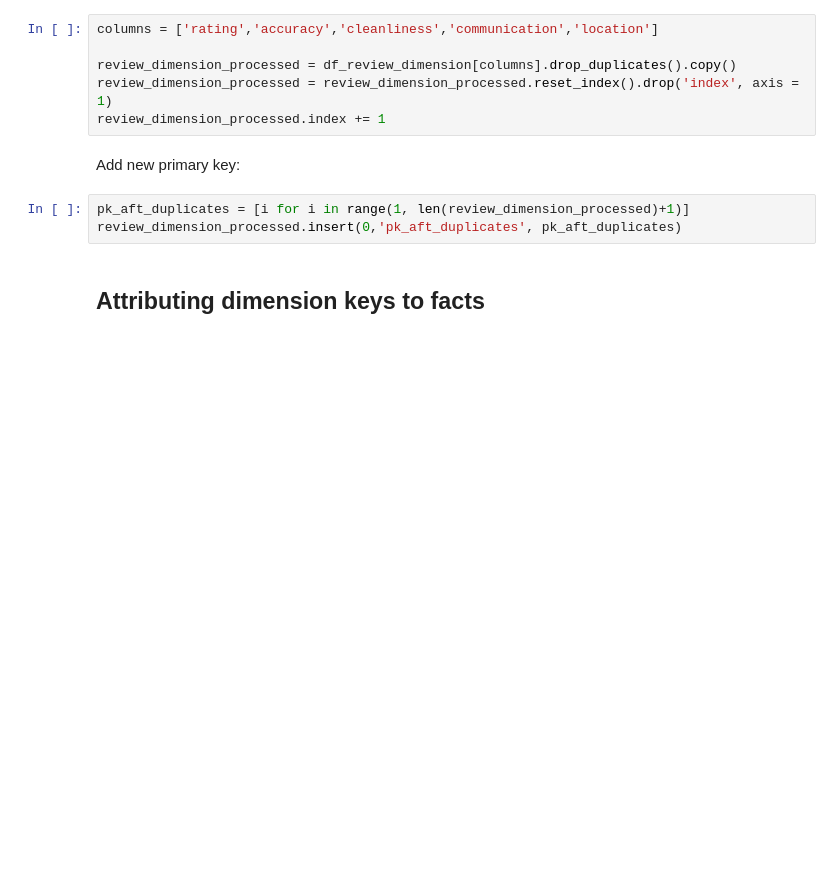
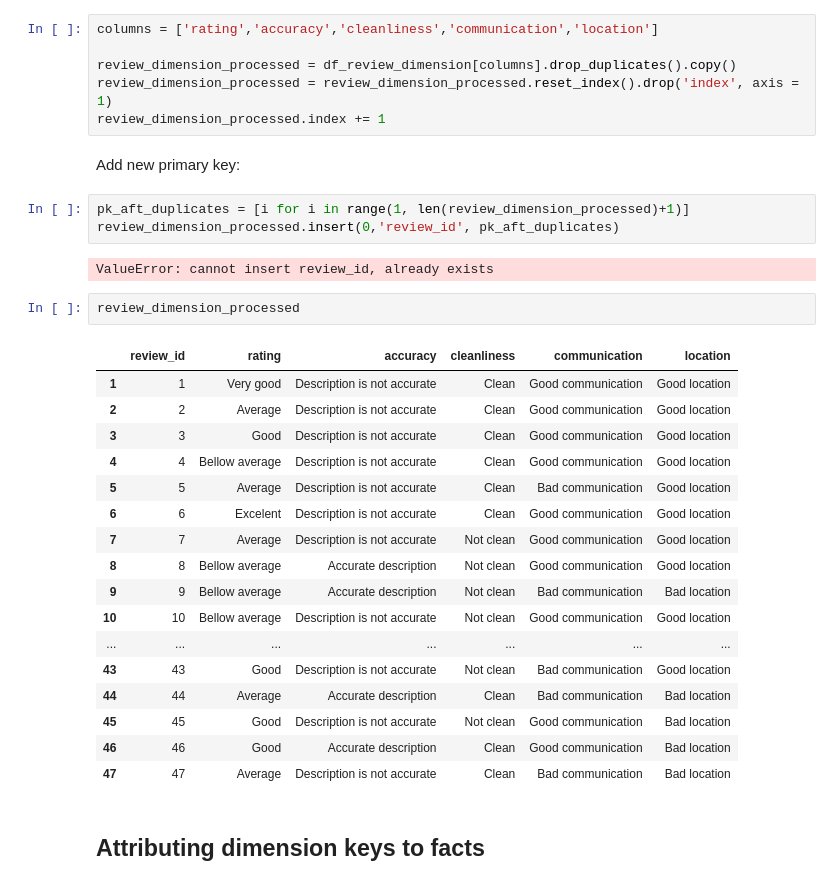
Before and after one commit to beatriz-lima/TPD-Airbnb-Data, a Jupyter notebook: Notebooks/ETL_Review.ipynb, the cells around one changed output. Saved outputs shown, nothing was run; the diff lists cells and outputs as text; blank space fills up the shorter version.

```diff
--- a/Notebooks/ETL_Review.ipynb
+++ b/Notebooks/ETL_Review.ipynb
@@ -143,7 +143,29 @@ review_dimension_processed.index += 1
 Add new primary key:
 # %%
 pk_aft_duplicates = [i for i in range(1, len(review_dimension_processed)+1)]
-review_dimension_processed.insert(0,'pk_aft_duplicates', pk_aft_duplicates)
+review_dimension_processed.insert(0,'review_id', pk_aft_duplicates)
+# %% [output]
+ValueError: cannot insert review_id, already exists
+# %%
+review_dimension_processed
+# %% [output]
+|  | review_id | rating | accuracy | cleanliness | communication | location |
+| 1 | 1 | Very good | Description is not accurate | Clean | Good communication | Good location |
+| 2 | 2 | Average | Description is not accurate | Clean | Good communication | Good location |
+| 3 | 3 | Good | Description is not accurate | Clean | Good communication | Good location |
+| 4 | 4 | Bellow average | Description is not accurate | Clean | Good communication | Good location |
+| 5 | 5 | Average | Description is not accurate | Clean | Bad communication | Good location |
+| 6 | 6 | Excelent | Description is not accurate | Clean | Good communication | Good location |
+| 7 | 7 | Average | Description is not accurate | Not clean | Good communication | Good location |
+| 8 | 8 | Bellow average | Accurate description | Not clean | Good communication | Good location |
+| 9 | 9 | Bellow average | Accurate description | Not clean | Bad communication | Bad location |
+| 10 | 10 | Bellow average | Description is not accurate | Not clean | Good communication | Good location |
+| ... | ... | ... | ... | ... | ... | ... |
+| 43 | 43 | Good | Description is not accurate | Not clean | Bad communication | Good location |
+| 44 | 44 | Average | Accurate description | Clean | Bad communication | Bad location |
+| 45 | 45 | Good | Description is not accurate | Not clean | Good communication | Bad location |
+| 46 | 46 | Good | Accurate description | Clean | Good communication | Bad location |
+| 47 | 47 | Average | Description is not accurate | Clean | Bad communication | Bad location |
 # %% [markdown]
 ## Attributing dimension keys to facts
 # %% [markdown]
```
Also changed, not shown: parts of 4 cells of this notebook, 1 other file.
